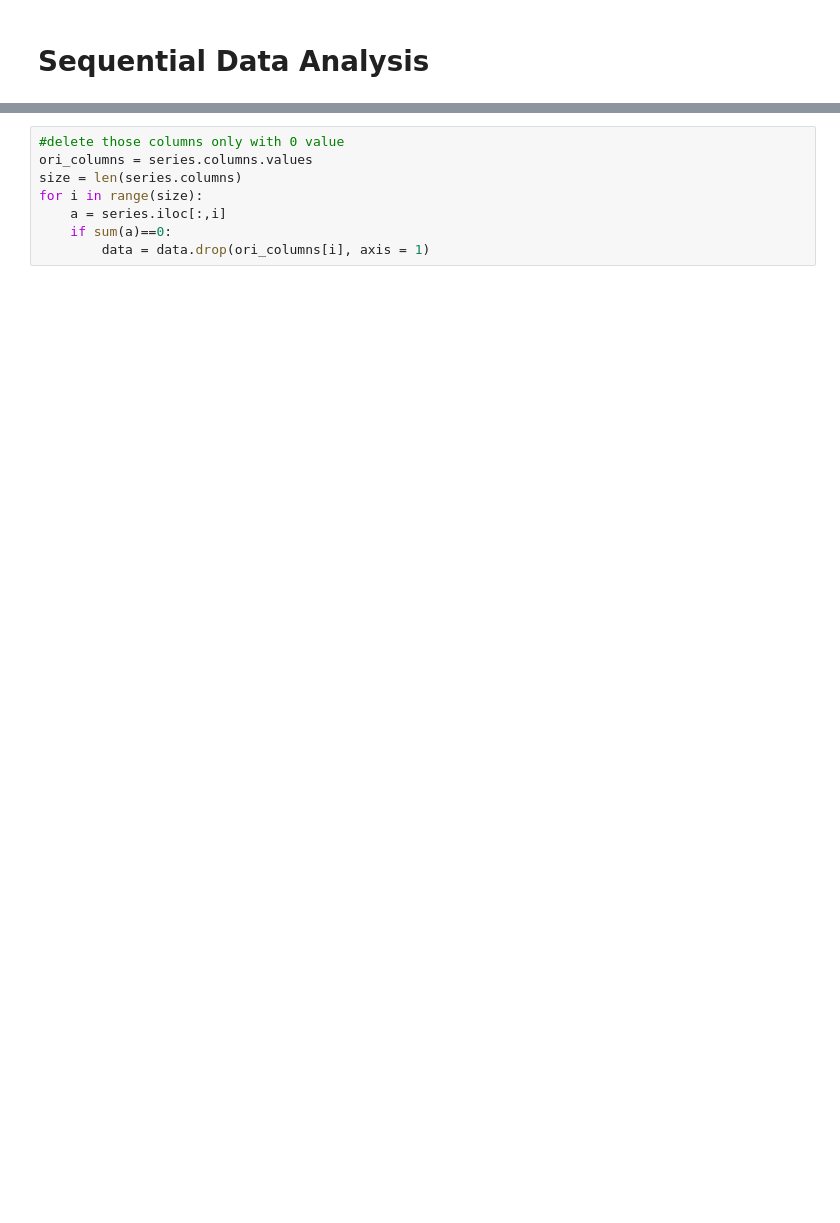
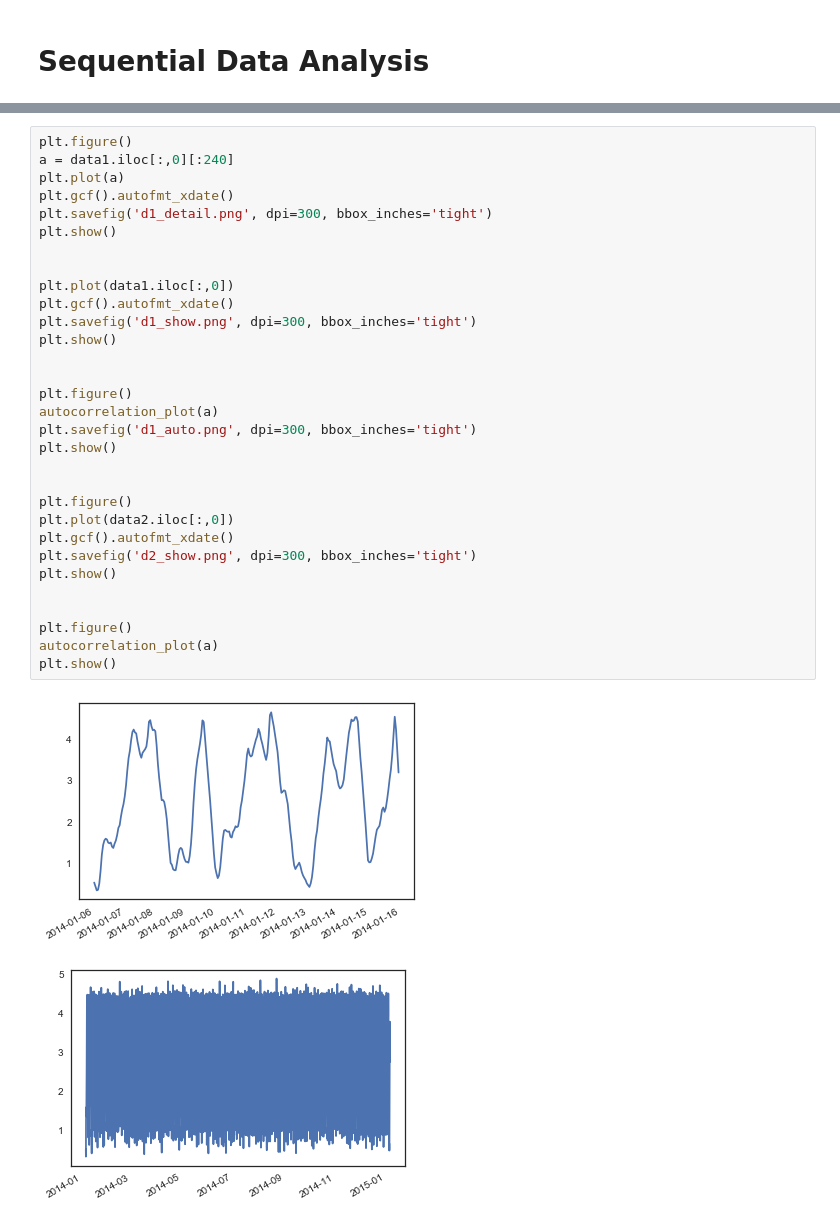
Before and after one commit to zLizy/Cyber-Data-Analysis, a Jupyter notebook: Anomaly_detction/sequential_data_analysis.ipynb, the cells around one changed output, grey strips where cells are left out. Cells and saved outputs as stored; diff of their text form; blank space fills up the shorter version.

```diff
--- a/Anomaly_detction/sequential_data_analysis.ipynb
+++ b/Anomaly_detction/sequential_data_analysis.ipynb
@@ -17,8 +27,34 @@ series = data.copy()
-# %%
-#delete those columns only with 0 value
-ori_columns = series.columns.values
-size = len(series.columns)
-for i in range(size):
-    a = series.iloc[:,i]
-    if sum(a)==0:
-        data = data.drop(ori_columns[i], axis = 1)
+# %%
+plt.figure()
+a = data1.iloc[:,0][:240]
+plt.plot(a)
+plt.gcf().autofmt_xdate()
+plt.savefig('d1_detail.png', dpi=300, bbox_inches='tight')
+plt.show()
+
+
+plt.plot(data1.iloc[:,0])
+plt.gcf().autofmt_xdate()
+plt.savefig('d1_show.png', dpi=300, bbox_inches='tight')
+plt.show()
+
+
+plt.figure()
+autocorrelation_plot(a)
+plt.savefig('d1_auto.png', dpi=300, bbox_inches='tight')
+plt.show()
+
+
+plt.figure()
+plt.plot(data2.iloc[:,0])
+plt.gcf().autofmt_xdate()
+plt.savefig('d2_show.png', dpi=300, bbox_inches='tight')
+plt.show()
+
+
+plt.figure()
+autocorrelation_plot(a)
+plt.show()
+# %% [output]
+[figure, added]
+[figure, added]
```
Also changed, not shown: parts of 6 cells of this notebook.
